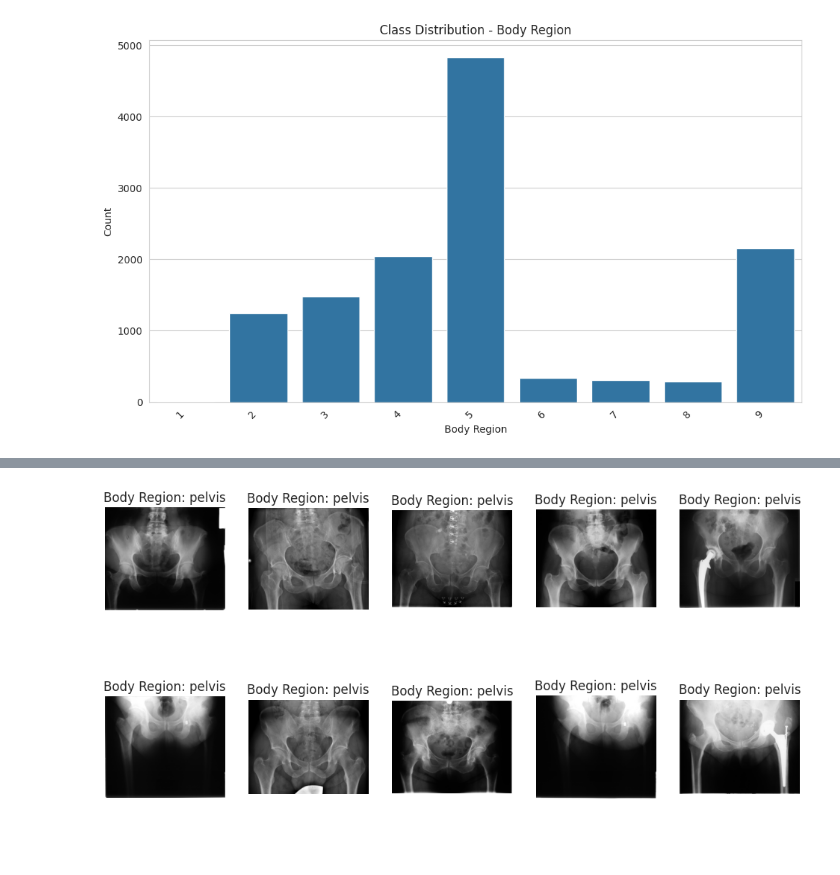
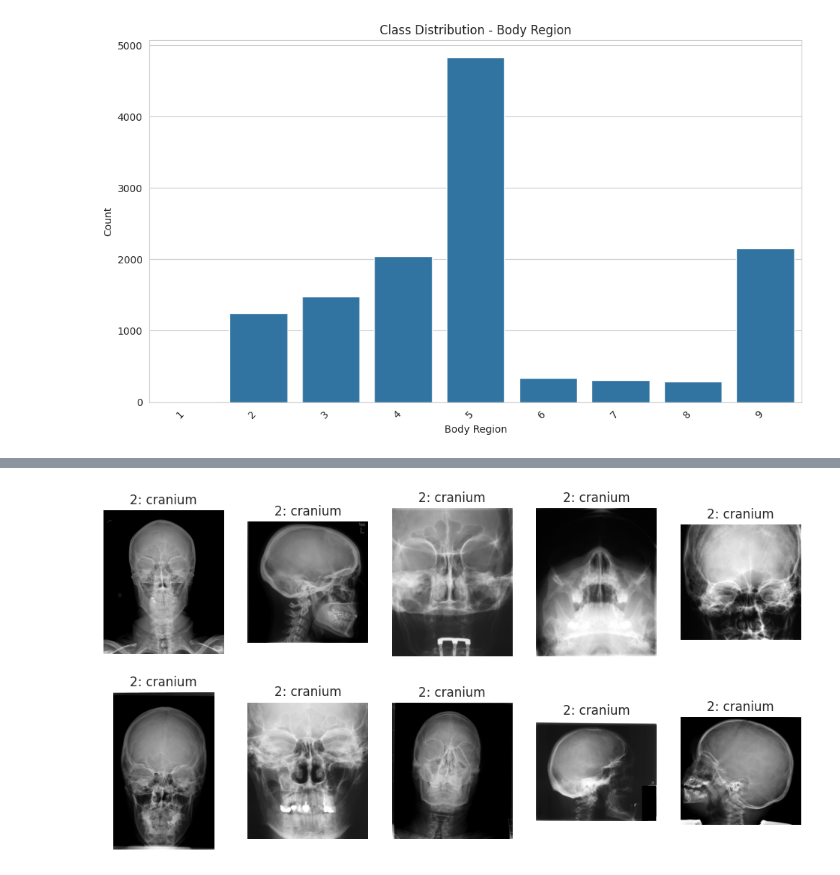
Before and after one commit to niklasbuehler/one-million-radiographs, a Jupyter notebook: notebooks/IRMA/irma.ipynb, the cells around one changed output, grey strips where cells are left out. Saved outputs shown, nothing was run; the diff lists cells and outputs as text; code cells hidden in the pictures; blank space fills up the shorter version.

```diff
--- a/notebooks/IRMA/irma.ipynb
+++ b/notebooks/IRMA/irma.ipynb
@@ -88,7 +88,7 @@ def show_sample_images(selection, num_samples=10):
         img = dataset.load_image(row["Path"])
         plt.subplot(2, int(num_samples/2), i)
         plt.imshow(img)
-        plt.title(f"Body Region: {row['Body Region']}")
+        plt.title(f"{row['Body Region Label']}: {row['Body Region']}")
         plt.axis("off")
     plt.show()
 
@@ -98,10 +104,6 @@ show_sample_images(dataset.df)
 # %%
-#body_region = "lower extremity"
-#body_region = "breast"
-body_region = "pelvis"
-
-filtered_dataset = dataset.df[dataset.df["Body Region"] == body_region]
+filtered_dataset = dataset.df[dataset.df["Body Region Label"] == 2]
 
 show_sample_images(filtered_dataset)
 # %% [output]
-[figure, old version]
+[figure, new version]
```
Also changed, not shown: parts of 12 cells of this notebook, 11 other files.
